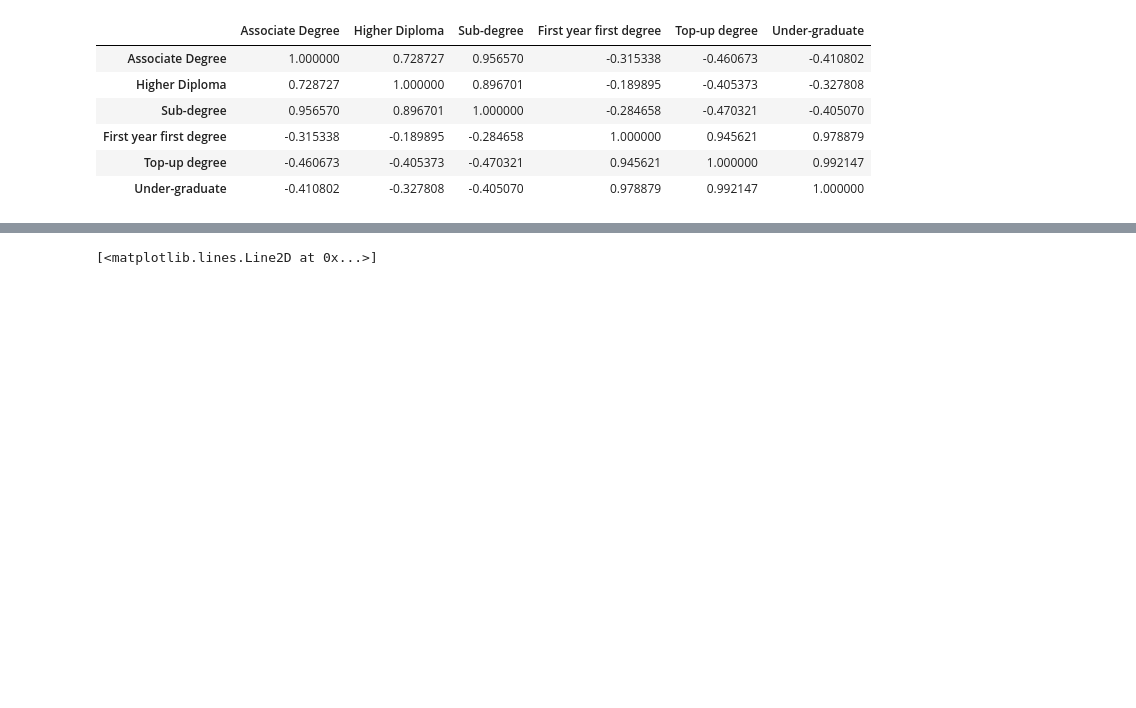
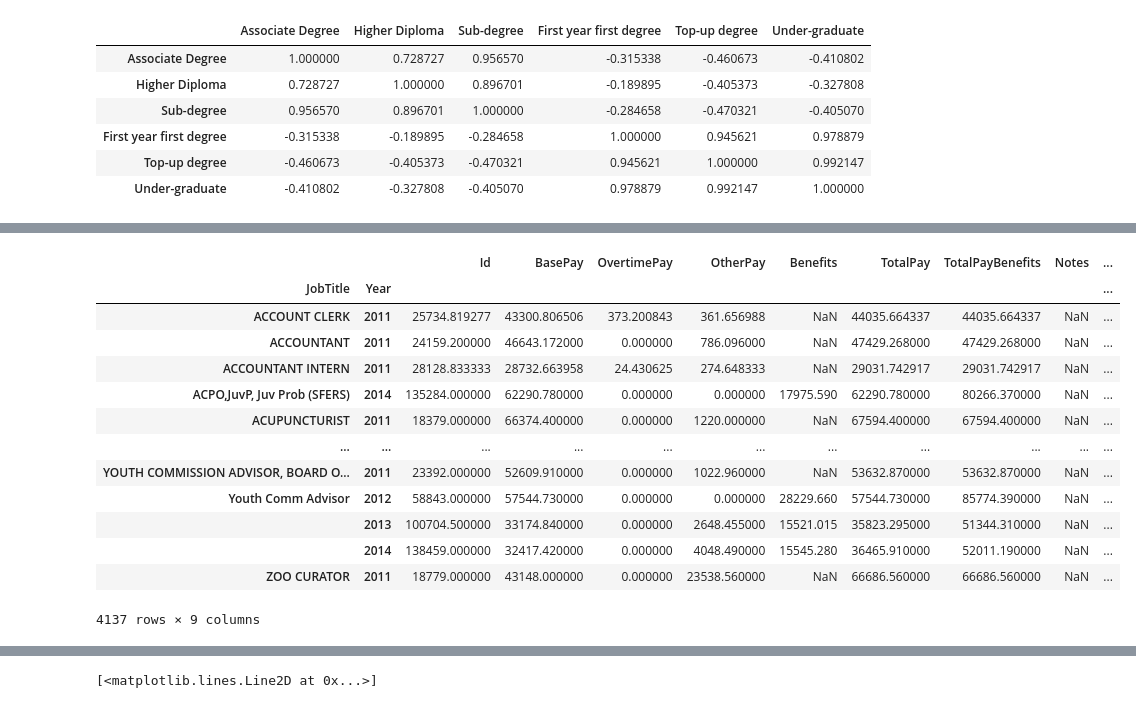
Before and after one commit to ngsanluk/PythonInter, a Jupyter notebook: Jupyter-Notebook/Day2.ipynb, the cells around one changed output, grey strips where cells are left out. Cells and saved outputs as stored; diff of their text form; code cells hidden in the pictures; blank space fills up the shorter version.

```diff
--- a/Jupyter-Notebook/Day2.ipynb
+++ b/Jupyter-Notebook/Day2.ipynb
@@ -648,0 +823,19 @@ df.corr()
+# %%
+df.groupby(['JobTitle', 'Year'])
+df.groupby(['JobTitle', 'Year']).groups
+df.groupby(['JobTitle', 'Year']).agg(np.mean)
+# %% [output]
+|  |  | Id | BasePay | OvertimePay | OtherPay | Benefits | TotalPay | TotalPayBenefits | Notes | ... |
+| JobTitle | Year |  |  |  |  |  |  |  |  | ... |
+| ACCOUNT CLERK | 2011 | 25734.819277 | 43300.806506 | 373.200843 | 361.656988 | NaN | 44035.664337 | 44035.664337 | NaN | ... |
+| ACCOUNTANT | 2011 | 24159.200000 | 46643.172000 | 0.000000 | 786.096000 | NaN | 47429.268000 | 47429.268000 | NaN | ... |
+| ACCOUNTANT INTERN | 2011 | 28128.833333 | 28732.663958 | 24.430625 | 274.648333 | NaN | 29031.742917 | 29031.742917 | NaN | ... |
+| ACPO,JuvP, Juv Prob (SFERS) | 2014 | 135284.000000 | 62290.780000 | 0.000000 | 0.000000 | 17975.590 | 62290.780000 | 80266.370000 | NaN | ... |
+| ACUPUNCTURIST | 2011 | 18379.000000 | 66374.400000 | 0.000000 | 1220.000000 | NaN | 67594.400000 | 67594.400000 | NaN | ... |
+| ... | ... | ... | ... | ... | ... | ... | ... | ... | ... | ... |
+| YOUTH COMMISSION ADVISOR, BOARD O... | 2011 | 23392.000000 | 52609.910000 | 0.000000 | 1022.960000 | NaN | 53632.870000 | 53632.870000 | NaN | ... |
+| Youth Comm Advisor | 2012 | 58843.000000 | 57544.730000 | 0.000000 | 0.000000 | 28229.660 | 57544.730000 | 85774.390000 | NaN | ... |
+|  | 2013 | 100704.500000 | 33174.840000 | 0.000000 | 2648.455000 | 15521.015 | 35823.295000 | 51344.310000 | NaN | ... |
+|  | 2014 | 138459.000000 | 32417.420000 | 0.000000 | 4048.490000 | 15545.280 | 36465.910000 | 52011.190000 | NaN | ... |
+| ZOO CURATOR | 2011 | 18779.000000 | 43148.000000 | 0.000000 | 23538.560000 | NaN | 66686.560000 | 66686.560000 | NaN | ... |
+4137 rows × 9 columns
```
Also changed, not shown: parts of 88 cells of this notebook.
